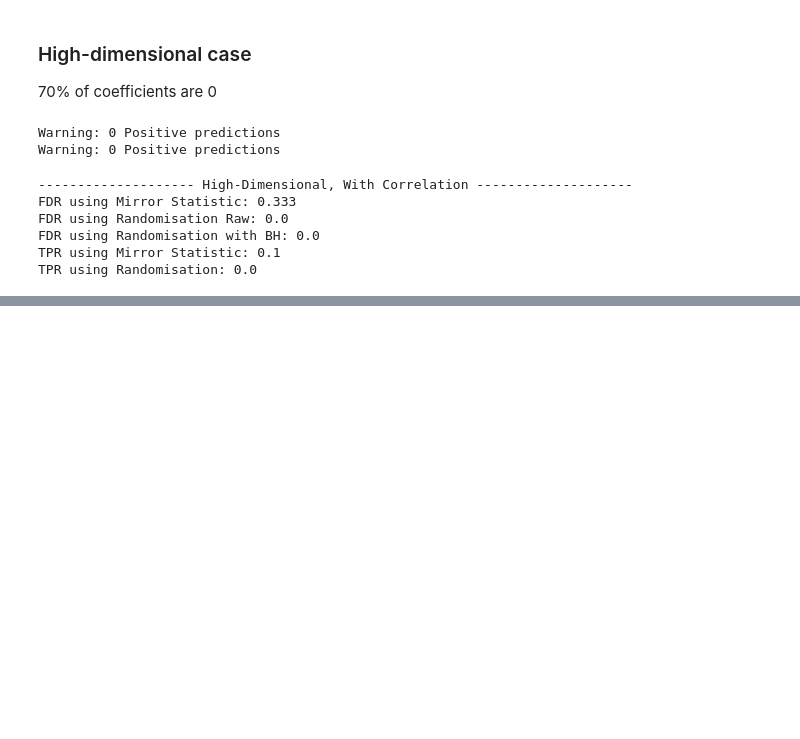
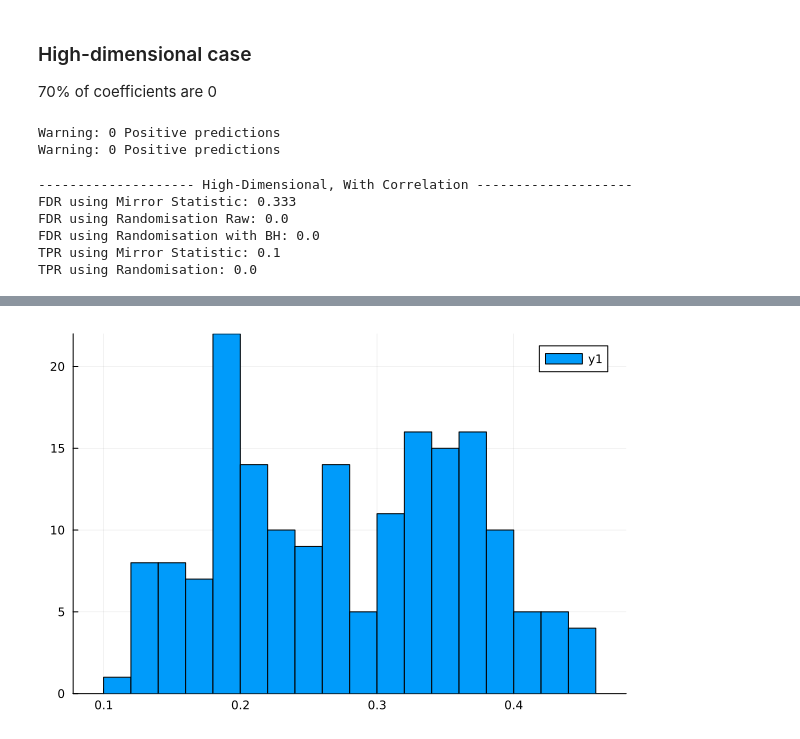
Before and after one commit to marcoelba/SelectiveInference, a Jupyter notebook: src/Comparison_randomisation_ms.ipynb, the cells around one changed output, grey strips where cells are left out. Cells and saved outputs as stored; diff of their text form; code cells hidden in the pictures; blank space fills up the shorter version.

```diff
--- a/src/Comparison_randomisation_ms.ipynb
+++ b/src/Comparison_randomisation_ms.ipynb
@@ -186,0 +319,5 @@ TPR using Randomisation: 0.0
+# %%
+tot_simulations = length(correlations_first_offdiag) * length(correlations_second_offdiag) * length(proportions_zero_coef)
+colnames = ["corr_first", "corr_second", "prop_non_zero", "FDR_Rand", "FDR_MS", "TPR_Rand", "TPR_MS"];
+# %%
+df_metrics = DataFrames.DataFrame([name => [] for name in colnames]);
@@ -186,0 +420,4 @@ TPR using Randomisation: 0.0
+# %%
+histogram(df_metrics.FDR_MS, bins=20)
+# %% [output]
+[figure, added]
```
Also changed, not shown: parts of 21 cells of this notebook, 1 other file.
